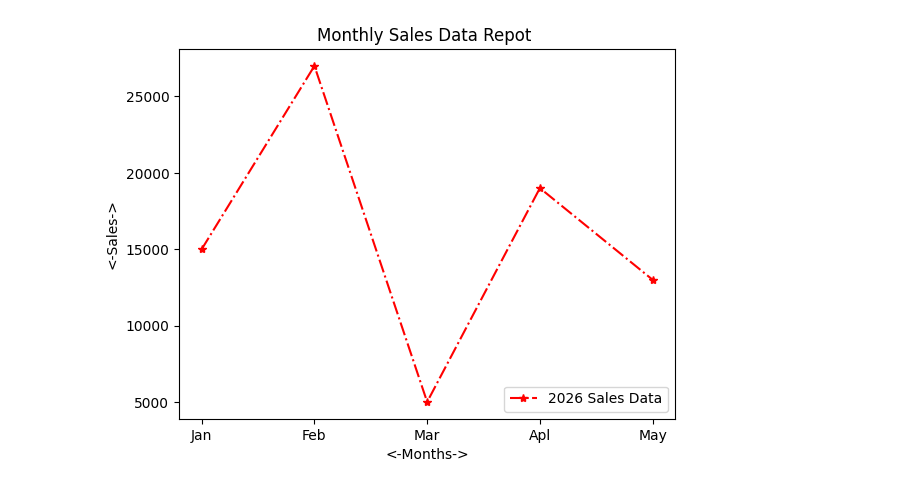
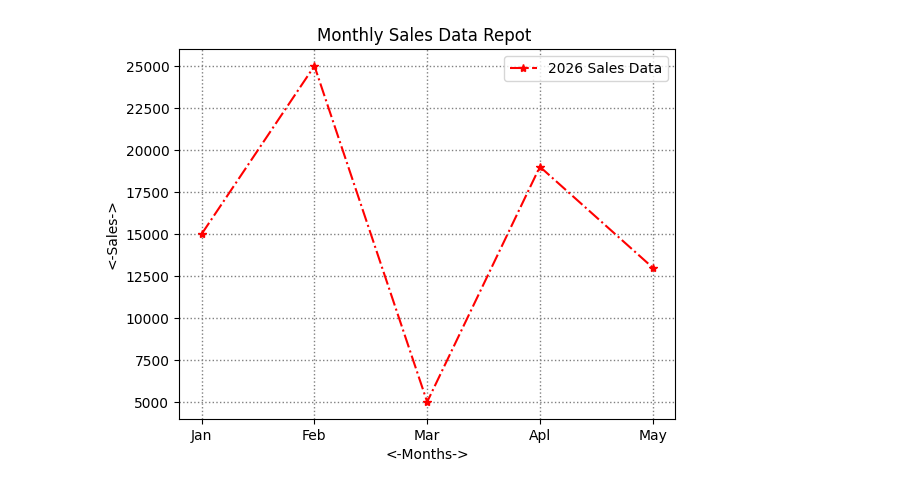
Before and after one commit to rahul-gitt/AL-ML-JOURNEY, a Jupyter notebook: Matplotlib/3plot_func.ipynb, the cells around one changed output. Drawn from its saved outputs; the diff is of its cells as text; code cells hidden in the pictures.

```diff
--- a/Matplotlib/3plot_func.ipynb
+++ b/Matplotlib/3plot_func.ipynb
@@ -1,16 +1,17 @@
 # %%
 import matplotlib.pyplot as plt
 
 months = ["Jan", "Feb", "Mar", "Apl", "May"]
-sales = [15000,27000,5000,19000,13000]
+sales = [15000,25000,5000,19000,13000]
 
 plt.plot(months, sales, color= "red", linestyle="-.", marker= "*", label= "2026 Sales Data")
 
 plt.xlabel("<-Months->")
 plt.ylabel("<-Sales->")
 plt.title('Monthly Sales Data Repot ')
-plt.legend(loc = 'lower right', fontsize= 10)
+plt.legend(loc = 'best', fontsize= 10)
+plt.grid(color= "gray", linestyle= ":", linewidth= 1)
 
 plt.show()
 # %% [output]
-[figure, old version]
+[figure, new version]
```
